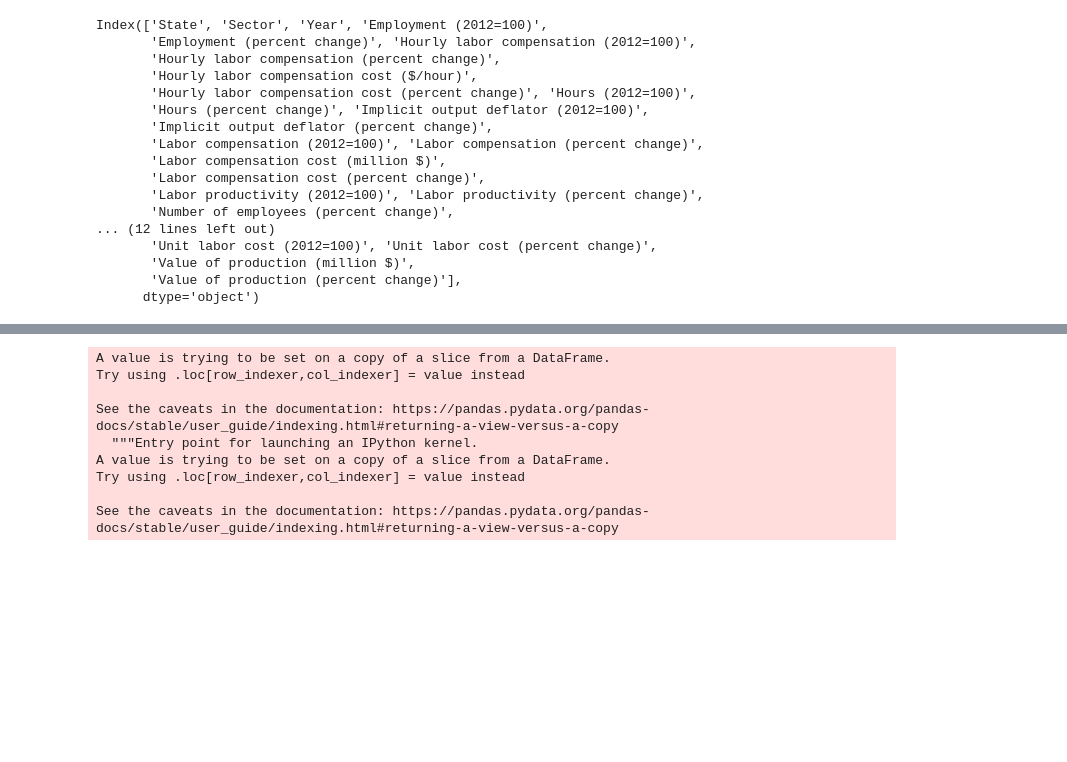
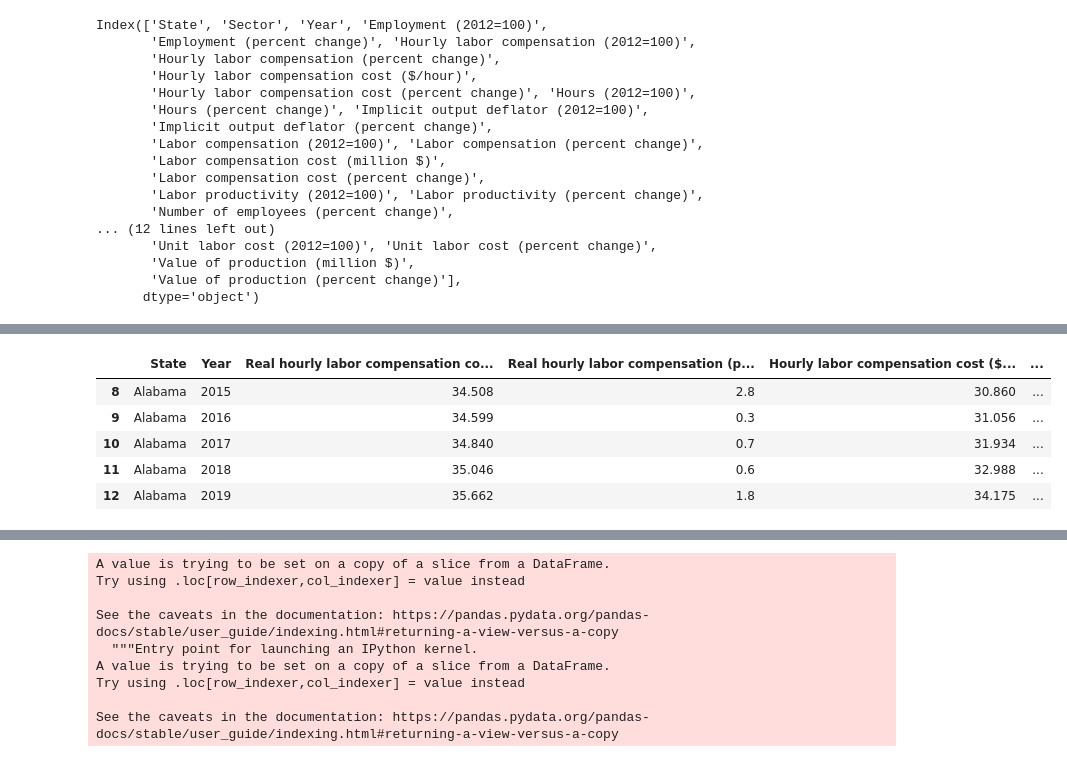
Before and after one commit to Blashford/Next-Factory-ACME, a Jupyter notebook: starter_notebook.ipynb, the cells around one changed output, grey strips where cells are left out. Saved outputs shown, nothing was run; the diff lists cells and outputs as text; code cells hidden in the pictures; blank space fills up the shorter version.

Commit message:
narrowed data to last 5 years and columns to hourly compensation

```diff
--- a/starter_notebook.ipynb
+++ b/starter_notebook.ipynb
@@ -42,3 +45,21 @@ Index(['State', 'Sector', 'Year', 'Employment (2012=100)',
+# %%
+# Narrow down our columns and get last 5 years
+five_list = [2015, 2016, 2017, 2018, 2019]
+hourly_comp_data = labor_df.loc[labor_df['Year'].isin(five_list),[
+    'State',
+    'Year',
+    'Real hourly labor compensation cost ($/hour)',
+    'Real hourly labor compensation (percent change)',
+    'Hourly labor compensation cost ($/hour)',
+    'Hourly labor compensation cost (percent change)']]
+hourly_comp_data.head()
+# %% [output]
+|  | State | Year | Real hourly labor compensation co... | Real hourly labor compensation (p... | Hourly labor compensation cost ($... | ... |
+| 8 | Alabama | 2015 | 34.508 | 2.8 | 30.860 | ... |
+| 9 | Alabama | 2016 | 34.599 | 0.3 | 31.056 | ... |
+| 10 | Alabama | 2017 | 34.840 | 0.7 | 31.934 | ... |
+| 11 | Alabama | 2018 | 35.046 | 0.6 | 32.988 | ... |
+| 12 | Alabama | 2019 | 35.662 | 1.8 | 34.175 | ... |
 # %%
 df = labor_df[[
     'State',
```
Also changed, not shown: parts of 1 cell of this notebook.
